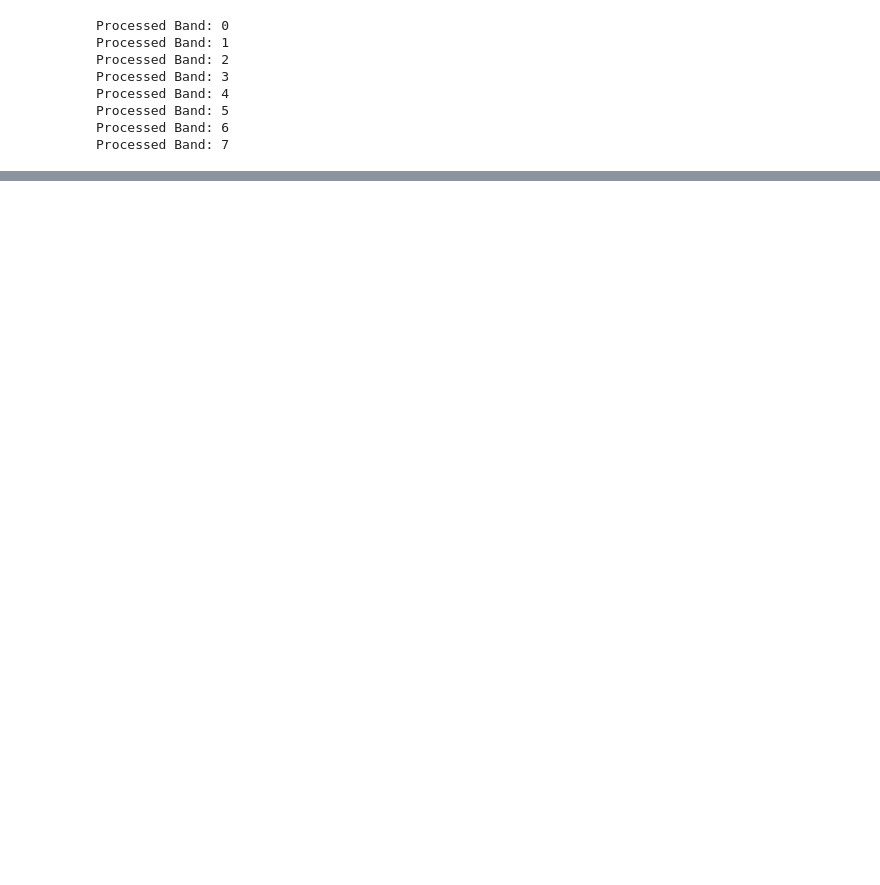
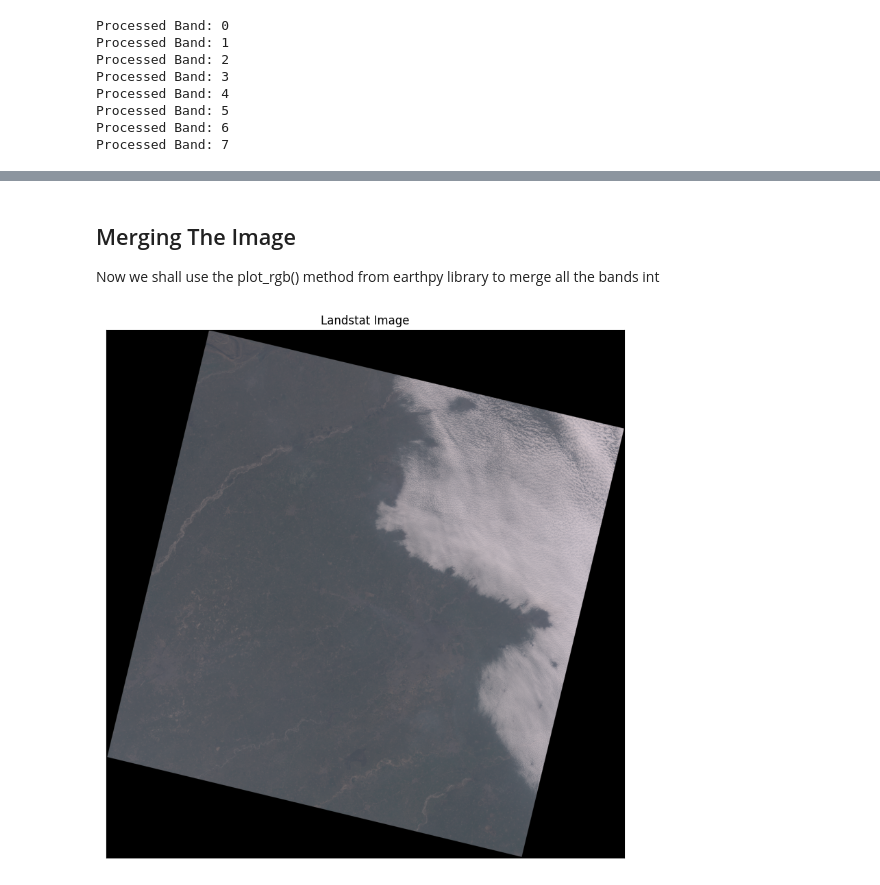
Before and after one commit to AshharShah/Principal_Component_Analysis_Project, a Jupyter notebook: CEP_Project.ipynb, the cells around one changed output, grey strips where cells are left out. Cells and saved outputs as stored; diff of their text form; code cells hidden in the pictures; blank space fills up the shorter version.

```diff
--- a/CEP_Project.ipynb
+++ b/CEP_Project.ipynb
@@ -108,0 +148,16 @@ Processed Band: 7
+# %%
+# function that returns the numpy values of the pixels in (x,y) format ignoring the RGB column
+def openAsXarr(band_path):
+    return rxr.open_rasterio('Landstat-Images/' + str(band_path)).squeeze()
+# %%
+# opening all the bands
+x_arr_bands = []
+for i, aband in enumerate(bandList):
+    x_arr_bands.append(openAsXarr(aband))
+    if(i == 7):
+        x_arr_bands[i]["band"]= 9
+        break
+    x_arr_bands[i]["band"]=i+1 # labeling them on the bases of their title
+# %%
+# converting the N-D Xarray into a 1-D Xarray
+landstat_image = xr.concat(x_arr_bands, dim="band")
@@ -109,3 +186,13 @@ Processed Band: 7
+# %% [markdown]
+## Merging The Image
+Now we shall use the plot_rgb() method from earthpy library to merge all the bands int
+# %%
+ep.plot_rgb(landstat_image.values,
+            rgb=[3, 2, 1],
+            title="Landstat Image")
+plt.show()
+# %% [output]
+[figure, added]
 # %%
 # Loading the image
 img = cv2.imread('Image/LC08_L1TP_149038_20211218_20211223_01_T1.tif') #you can use any image you want.
```
Also changed, not shown: parts of 16 cells of this notebook.
